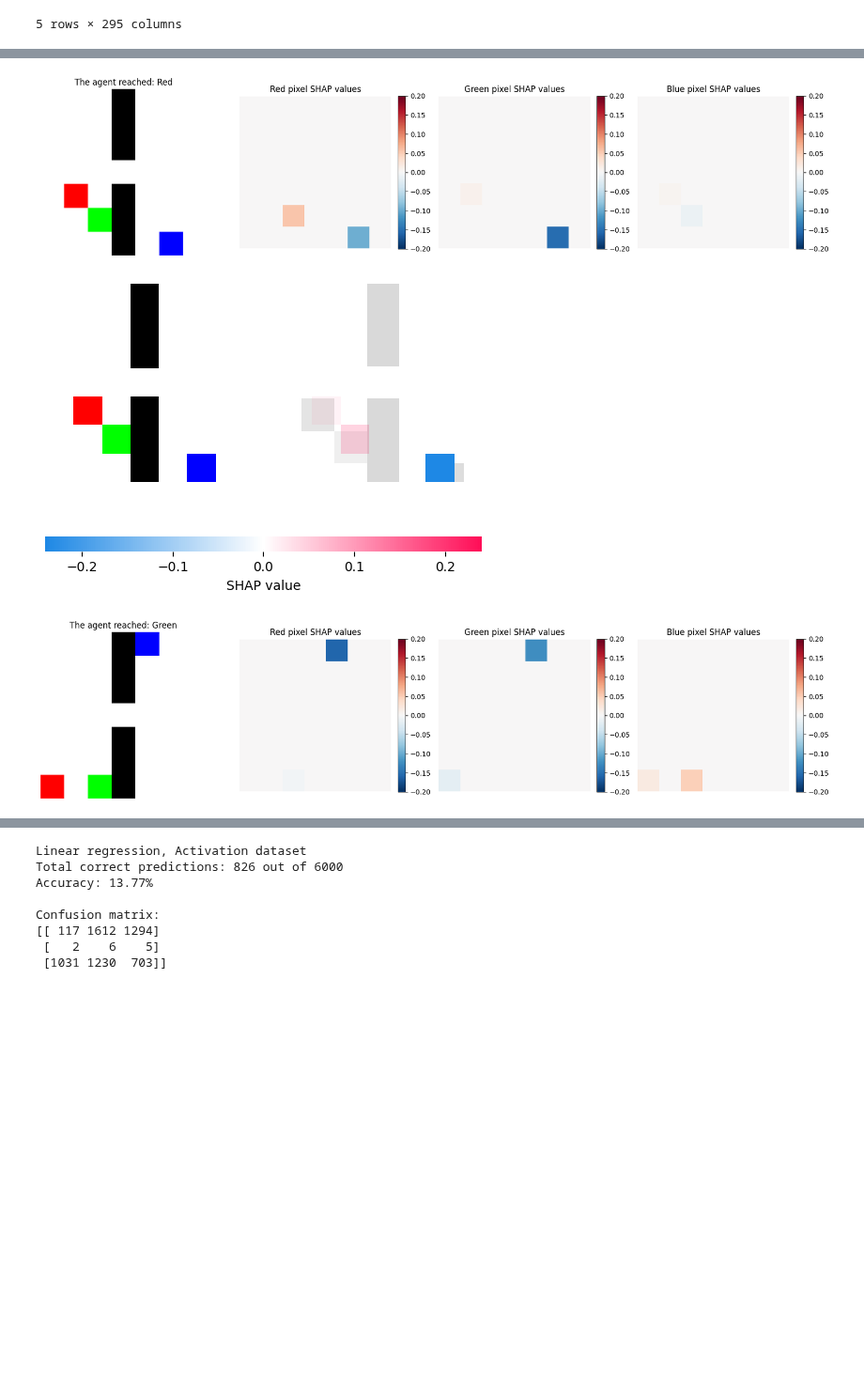
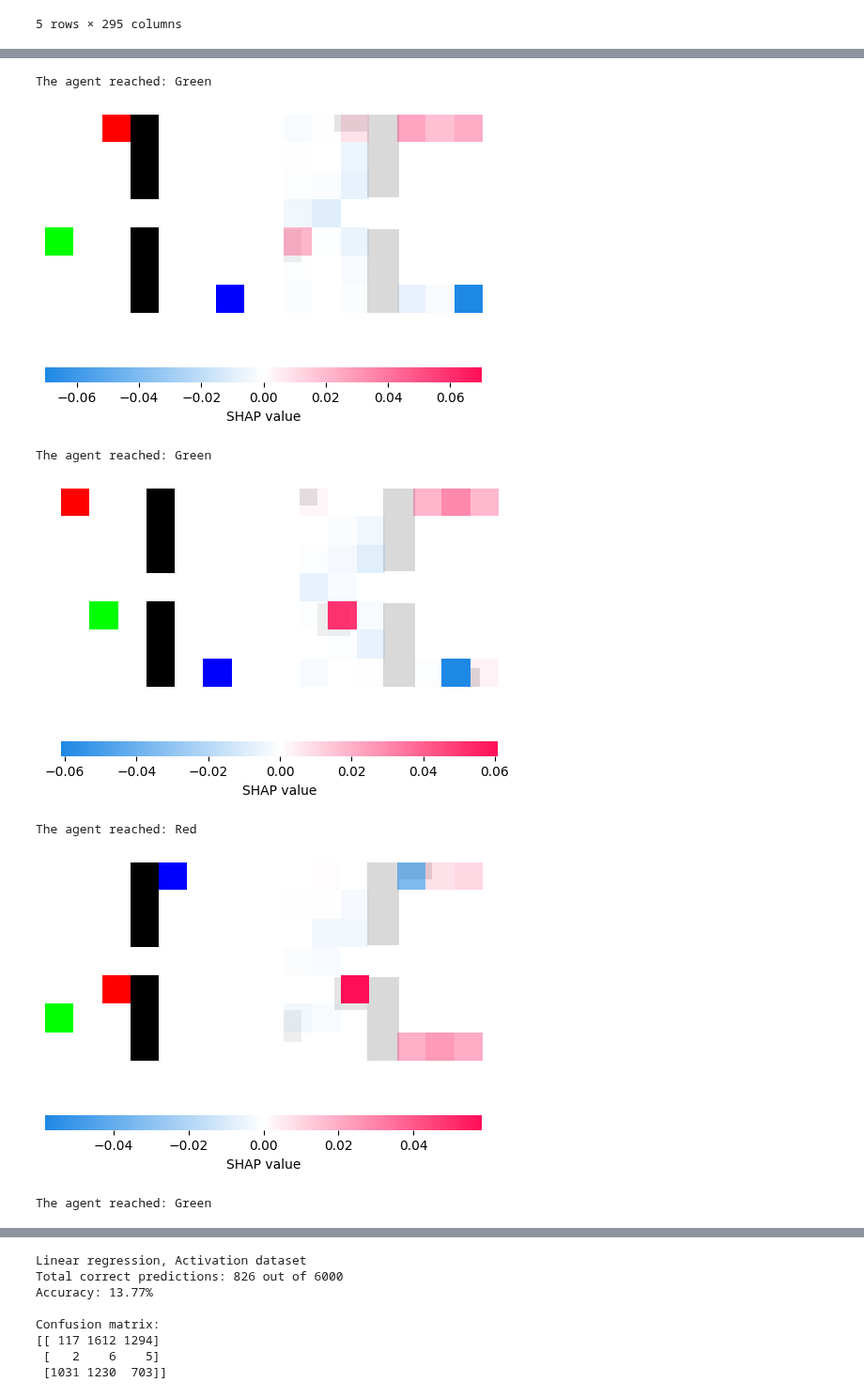
Before and after one commit to gunhamn/public, a Jupyter notebook: XAI_Master/Evaluate_datapoints.ipynb, the cells around one changed output, grey strips where cells are left out. Shown at 94% size. Saved outputs shown, nothing was run; the diff lists cells and outputs as text; code cells hidden in the pictures; blank space fills up the shorter version.

```diff
--- a/XAI_Master/Evaluate_datapoints.ipynb
+++ b/XAI_Master/Evaluate_datapoints.ipynb
@@ -128,40 +128,47 @@ print(shap_r10_g00_1500k[shap_r10_g00_1500k['target'] == 0])
 # %%
 shap_test = pd.read_csv("C:/Projects/public/XAI_Master/datasets/shap_test.csv", header=0, index_col=None, float_precision='high')
 
-def plot_shapley_values(row):
+def plot_shapley_values(row, includePixelShap=True):
 
+    targetName = {-1: 'Red', 0: 'None', 1: 'Green'}
     # Extract RGB image values
     image_values = row[1:148].values.reshape(7, 7, 3).transpose((1, 0, 2))
 
     # Extract and reshape Shapley values
     shap_values = row.filter(like='shap').values.reshape(7, 7, 3).transpose((1, 0, 2))
 
-    fig, axes = plt.subplots(1, 4, figsize=(20, 5))
-    channels = ['Red', 'Green', 'Blue']
+    if includePixelShap:
+        fig, axes = plt.subplots(1, 4, figsize=(20, 5))
+        channels = ['Red', 'Green', 'Blue']
 
-    # Plot original image
-    targetName = {-1: 'Red', 0: 'None', 1: 'Green'}
-    axes[0].imshow(image_values)
-    axes[0].set_title(f'The agent reached: {targetName[row["target"]]}')
-    axes[0].axis('off')
+        # Plot original image
+        axes[0].imshow(image_values)
+        axes[0].set_title(f'The agent reached: {targetName[row["target"]]}')
+        axes[0].axis('off')
 
-    for i, ax in enumerate(axes[1:]):
-        im = ax.imshow(shap_values[:, :, i], cmap='RdBu_r', interpolation='nearest', vmin=-0.2, vmax=0.2)
-        ax.set_title(f'{channels[i]} pixel SHAP values')
-        ax.axis('off')
-        fig.colorbar(im, ax=ax, fraction=0.046, pad=0.04)
+        for i, ax in enumerate(axes[1:]):
+            im = ax.imshow(shap_values[:, :, i], cmap='RdBu_r', interpolation='nearest', vmin=-0.2, vmax=0.2)
+            ax.set_title(f'{channels[i]} pixel SHAP values')
+            ax.axis('off')
+            fig.colorbar(im, ax=ax, fraction=0.046, pad=0.04)
+    else:
+        print(f'The agent reached: {targetName[row["target"]]}')
 
     shap.image_plot([shap_values], image_values, show=False)
     plt.show()
 
 
 #for episode in range(10, 20):
 #    evalEpisode = shap_r00_g10_1500k.iloc[episode]
 #    plot_shapley_values(evalEpisode)
 
 for row in shap_test.iterrows():
-    plot_shapley_values(row[1])
+    plot_shapley_values(row[1], includePixelShap=False)
 # %% [output]
+The agent reached: Green
-[figure, old version]
+[figure, new version]
+The agent reached: Green
-[figure, old version]
+[figure, new version]
+The agent reached: Red
-[figure, old version]
+[figure, new version]
+The agent reached: Green
```
Also changed, not shown: parts of 1 cell of this notebook, 5 other files.
